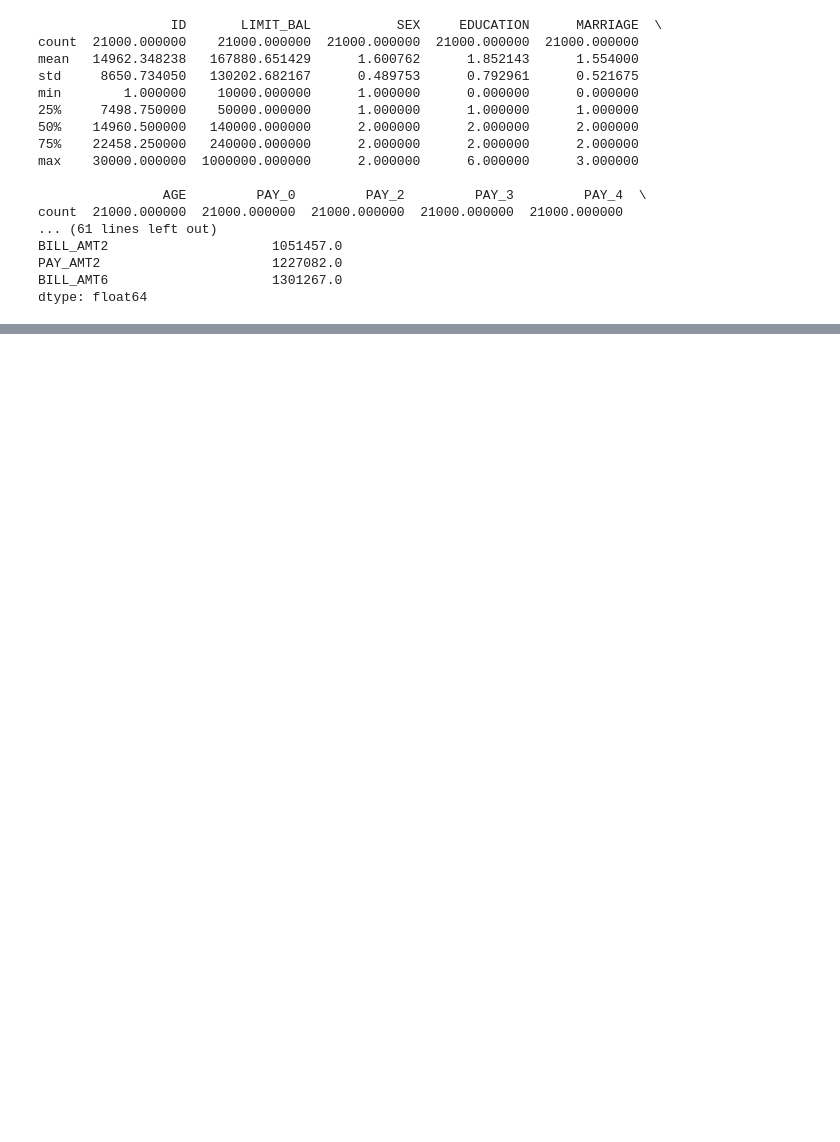
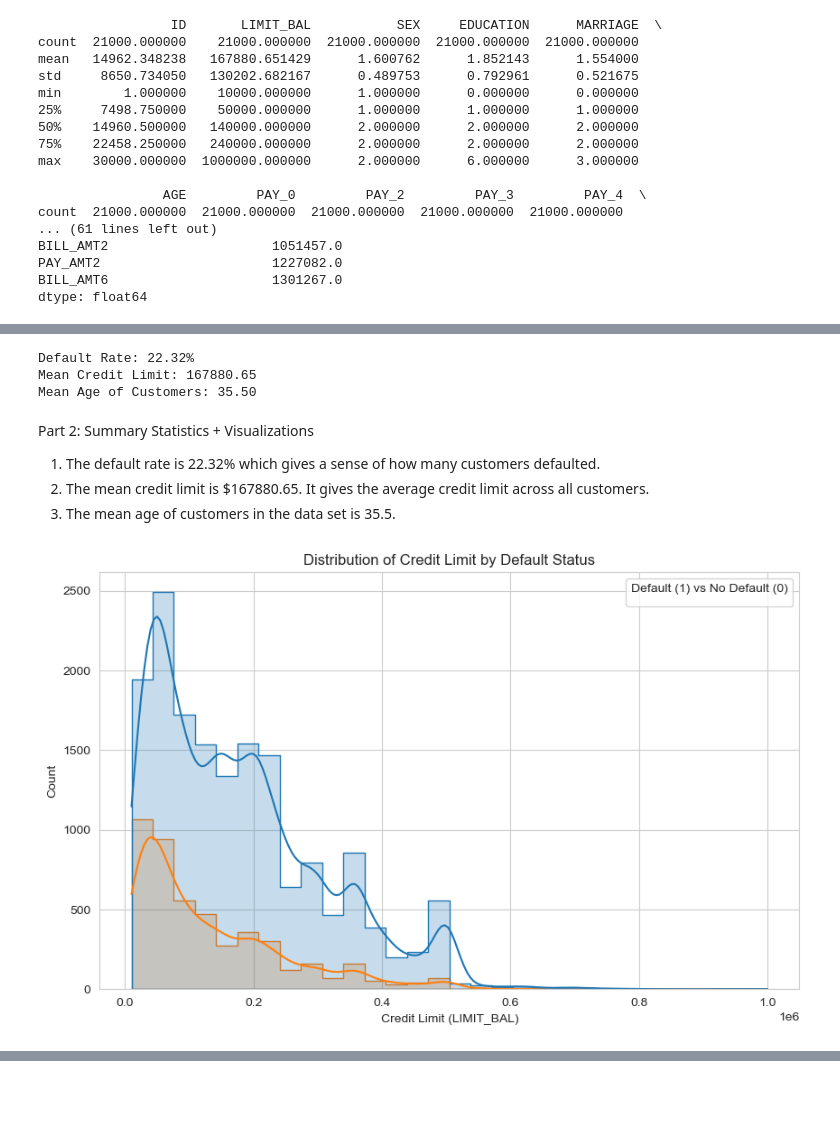
Before and after one commit to pepkh/cpsc330_hw5, a Jupyter notebook: hw5.ipynb, the cells around one changed output, grey strips where cells are left out. Cells and saved outputs as stored; diff of their text form; code cells hidden in the pictures; blank space fills up the shorter version.

```diff
--- a/hw5.ipynb
+++ b/hw5.ipynb
@@ -272,0 +277,29 @@ dtype: float64
+# %%
+default_rate = train_df["default.payment.next.month"].mean()
+print(f"Default Rate: {default_rate:.2%}")
+
+mean_credit_limit = train_df["LIMIT_BAL"].mean()
+print(f"Mean Credit Limit: {mean_credit_limit:.2f}")
+
+mean_age = train_df["AGE"].mean()
+print(f"Mean Age of Customers: {mean_age:.2f}")
+# %% [output]
+Default Rate: 22.32%
+Mean Credit Limit: 167880.65
+Mean Age of Customers: 35.50
+# %% [markdown]
+Part 2: Summary Statistics + Visualizations
+1. The default rate is 22.32% which gives a sense of how many customers defaulted.
+2. The mean credit limit is $167880.65. It gives the average credit limit across all customers.
+3. The mean age of customers in the data set is 35.5.
+# %%
+sns.set_style("whitegrid")
+plt.figure(figsize=(10, 6))
+sns.histplot(data=train_df, x="LIMIT_BAL", hue="default.payment.next.month", bins=30, kde=True, element="step")
+plt.xlabel("Credit Limit (LIMIT_BAL)")
+plt.ylabel("Count")
+plt.title("Distribution of Credit Limit by Default Status")
+plt.legend(title="Default (1) vs No Default (0)")
+plt.show()
+# %% [output]
+[figure, added]
```
Also changed, not shown: parts of 44 cells of this notebook.
